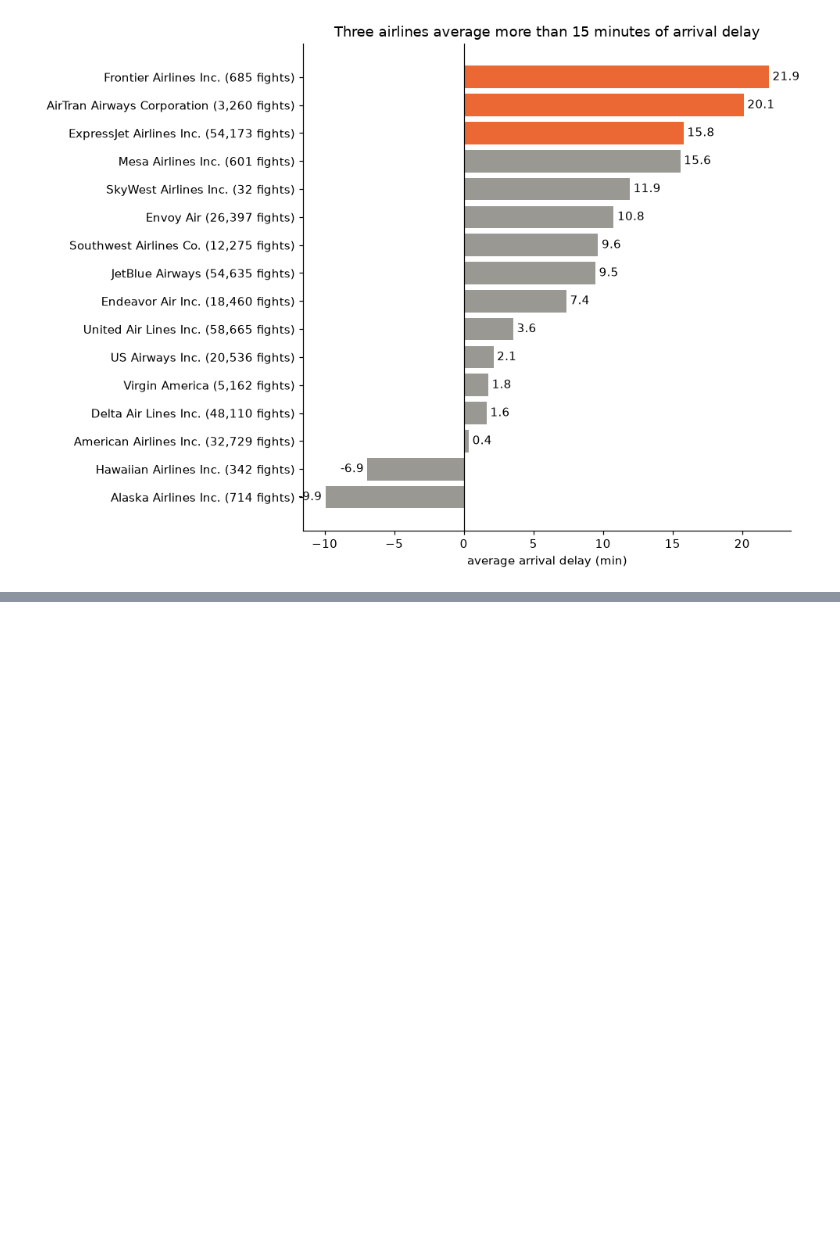
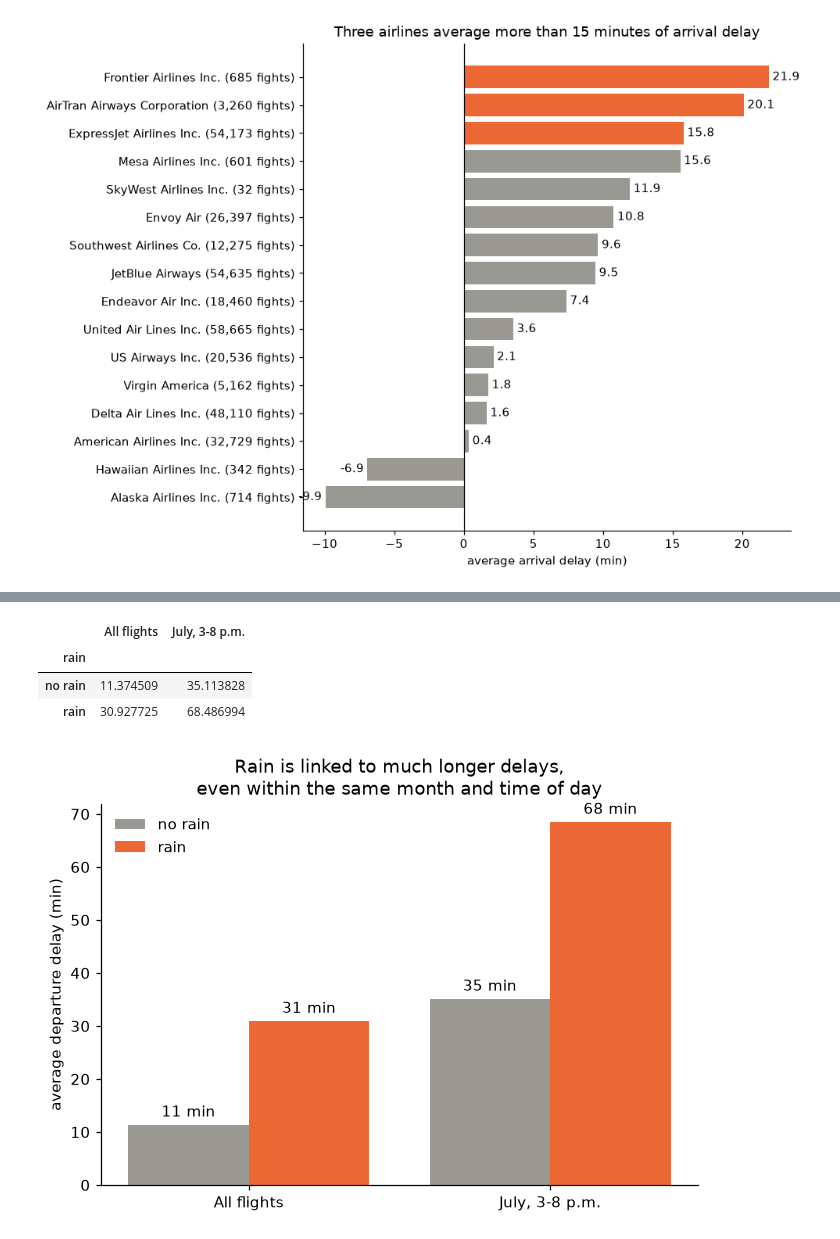
Before and after one commit to VictorRomeroHerrerosdeTejada/nyc-flights-delays, a Jupyter notebook: notebooks/report.ipynb, the cells around one changed output, grey strips where cells are left out. Cells and saved outputs as stored; diff of their text form; code cells hidden in the pictures; blank space fills up the shorter version.

Commit message:
Add weather finding with month and hour control

```diff
--- a/notebooks/report.ipynb
+++ b/notebooks/report.ipynb
@@ -73,0 +86,37 @@ plt.show()
+# %%
+fw = (flights.merge(weather.drop(columns=["year", "month", "day", "hour"]),
+                                 on=["origin", "time_hour"], how="left")
+             .dropna(subset=["precip"]))
+fw["rain"] = fw["precip"] > 0
+
+july_evening = fw[(fw["month"] == 7) & (fw["hour"].between(15, 20))]
+
+comparison = pd.DataFrame({
+    "All flights": fw.groupby("rain")["dep_delay"].mean(),
+    "July, 3-8 p.m.": july_evening.groupby("rain")["dep_delay"].mean(),
+}).rename(index={False: "no rain", True: "rain"})
+comparison
+# %% [output]
+|  | All flights | July, 3-8 p.m. |
+| rain |  |  |
+| no rain | 11.374509 | 35.113828 |
+| rain | 30.927725 | 68.486994 |
+# %%
+x = np.arange(len(comparison.columns))
+w = 0.4
+
+fig, ax = plt.subplots(figsize=(7, 4.5))
+b1 = ax.bar(x - w/2, comparison.loc["no rain"], w, color=GRAY, label="no rain")
+b2 = ax.bar(x + w/2, comparison.loc["rain"], w, color=C2, label="rain")
+ax.bar_label(b1, fmt="%.0f min", padding=3)
+ax.bar_label(b2, fmt="%.0f min", padding=3)
+ax.set_xticks(x, comparison.columns)
+ax.set(title="Rain is linked to much longer delays,\neven within the same month and time of day",
+       ylabel="average departure delay (min)"
+      )
+ax.legend(frameon=False)
+ax.spines[["top", "right"]].set_visible(False)
+ax.grid(False)
+plt.show()
+# %% [output]
+[figure, added]
```
Also changed, not shown: parts of 3 cells of this notebook.
